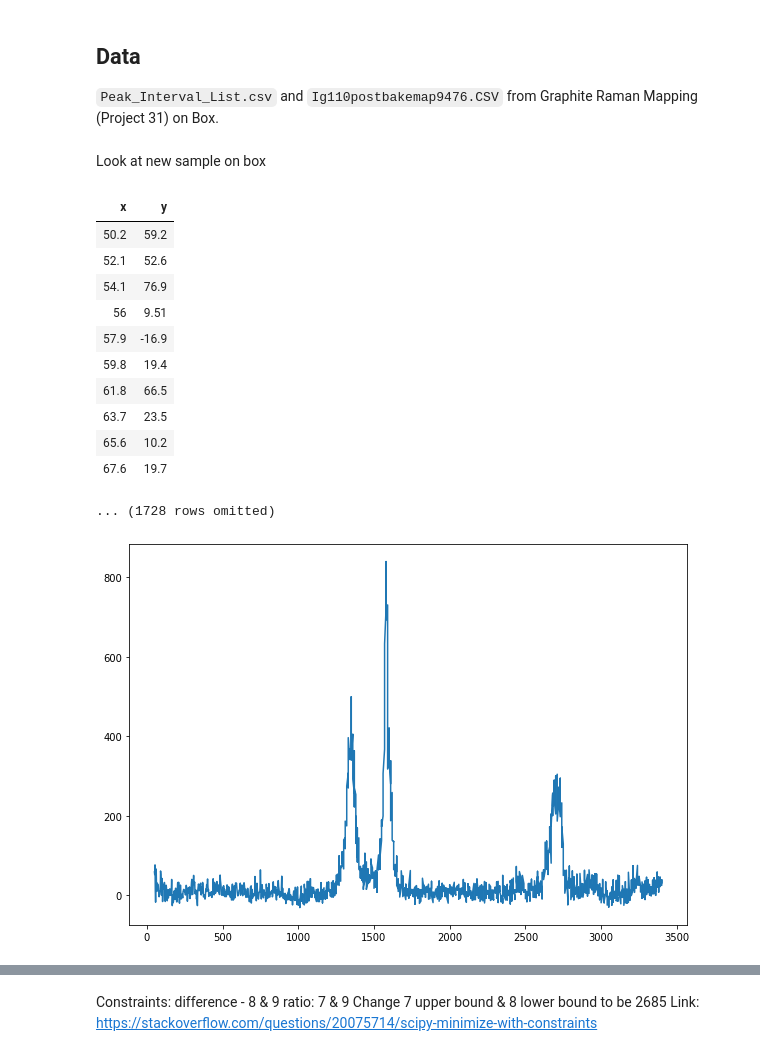
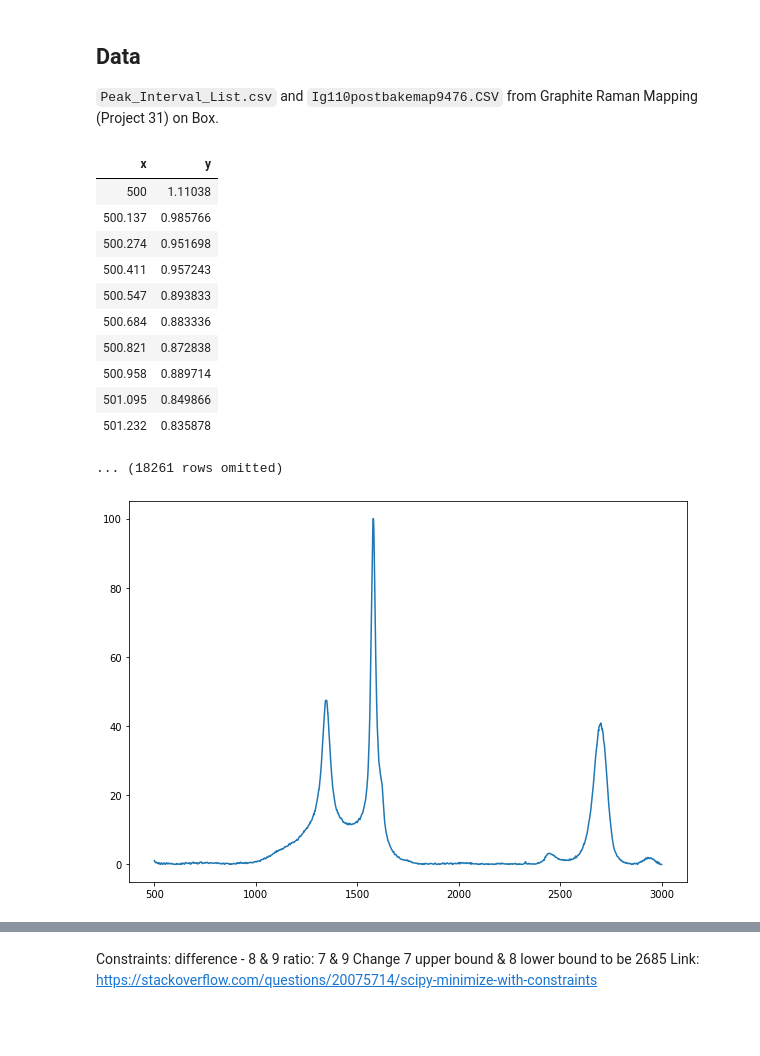
Before and after one commit to dvconricode/SALT, a Jupyter notebook: Spectra Fit .ipynb, the cells around one changed output, grey strips where cells are left out. Drawn from its saved outputs; the diff is of its cells as text; code cells hidden in the pictures; blank space fills up the shorter version.

```diff
--- a/Spectra Fit .ipynb
+++ b/Spectra Fit .ipynb
@@ -19,27 +19,25 @@ import time
 ## Data
 `Peak_Interval_List.csv` and `Ig110postbakemap9476.CSV` from
 Graphite Raman Mapping (Project 31) on Box.
-# %% [markdown]
-Look at new sample on box
 # %%
 peak_intervals = Table().read_table("Peak_Interval_List.csv")
-sample_spectrum = Table().read_table("Ig110postbakemap9476.csv")
+sample_spectrum = Table().read_table("JQ2a2_16.csv")
 plots.plot(sample_spectrum.column("x"), sample_spectrum.column("y"))
 sample_spectrum
 # %% [output]
 | x | y |
-| 50.2 | 59.2 |
-| 52.1 | 52.6 |
-| 54.1 | 76.9 |
-| 56 | 9.51 |
-| 57.9 | -16.9 |
-| 59.8 | 19.4 |
-| 61.8 | 66.5 |
-| 63.7 | 23.5 |
-| 65.6 | 10.2 |
-| 67.6 | 19.7 |
+| 500 | 1.11038 |
+| 500.137 | 0.985766 |
+| 500.274 | 0.951698 |
+| 500.411 | 0.957243 |
+| 500.547 | 0.893833 |
+| 500.684 | 0.883336 |
+| 500.821 | 0.872838 |
+| 500.958 | 0.889714 |
+| 501.095 | 0.849866 |
+| 501.232 | 0.835878 |
-... (1728 rows omitted)
+... (18261 rows omitted)
-[figure, old version]
+[figure, new version]
 # %%
 peak_intervals
 # %% [output]
```
Also changed, not shown: parts of 3 cells of this notebook, 2 other files.
